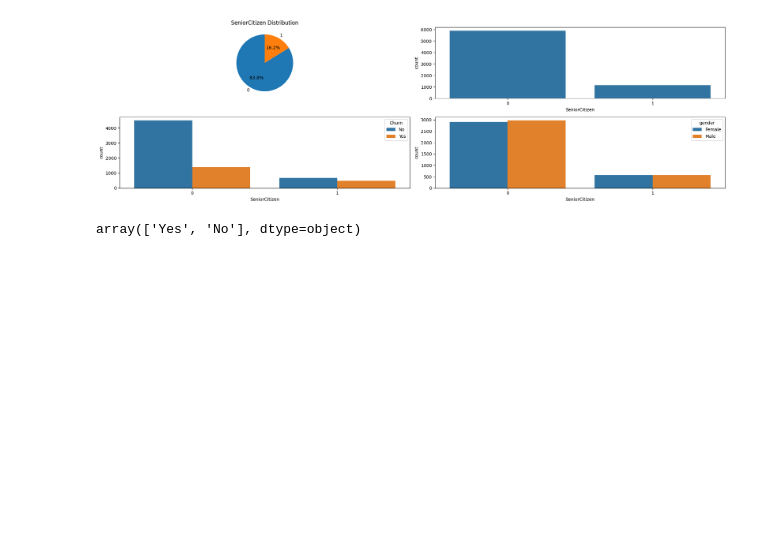
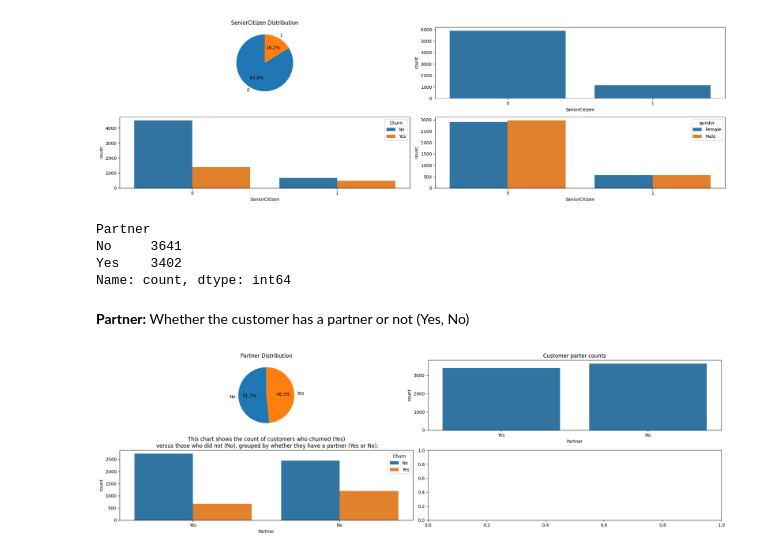
Before and after one commit to sudiptoshahin/customer-churn-pred, a Jupyter notebook: notebooks/main.ipynb, the cells around one changed output. Cells and saved outputs as stored; diff of their text form; code cells hidden in the pictures; blank space fills up the shorter version.

```diff
--- a/notebooks/main.ipynb
+++ b/notebooks/main.ipynb
@@ -146,6 +146,30 @@ plt.show()
 # %% [output]
 [figure]
 # %%
-features['Partner'].unique()
+features['Partner'].value_counts()
 # %% [output]
-array(['Yes', 'No'], dtype=object)
+Partner
+No     3641
+Yes    3402
+Name: count, dtype: int64
+# %% [markdown]
+__Partner:__ Whether the customer has a partner or not (Yes, No)
+# %%
+fig, axes = plt.subplots(2, 2, figsize=(20, 6))
+
+axes[0, 0].pie(features['Partner'].value_counts(),
+            labels=features['Partner'].value_counts().index,
+            autopct='%1.1f%%',
+            startangle=90)
+axes[0, 0].set_title('Partner Distribution')
+
+sns.countplot(data=features, x='Partner', ax=axes[0, 1])
+axes[0, 1].set_title('Customer parter counts')
+
+sns.countplot(data=features, x='Partner', hue=target, ax=axes[1, 0])
+axes[1, 0].set_title('This chart shows the count of customers who churned (Yes)\n versus those who did not (No), grouped by whether they have a partner (Yes or No).')
+fig.tight_layout()
+
+plt.show()
+# %% [output]
+[figure, added]
```
Also changed, not shown: parts of 11 cells of this notebook.
